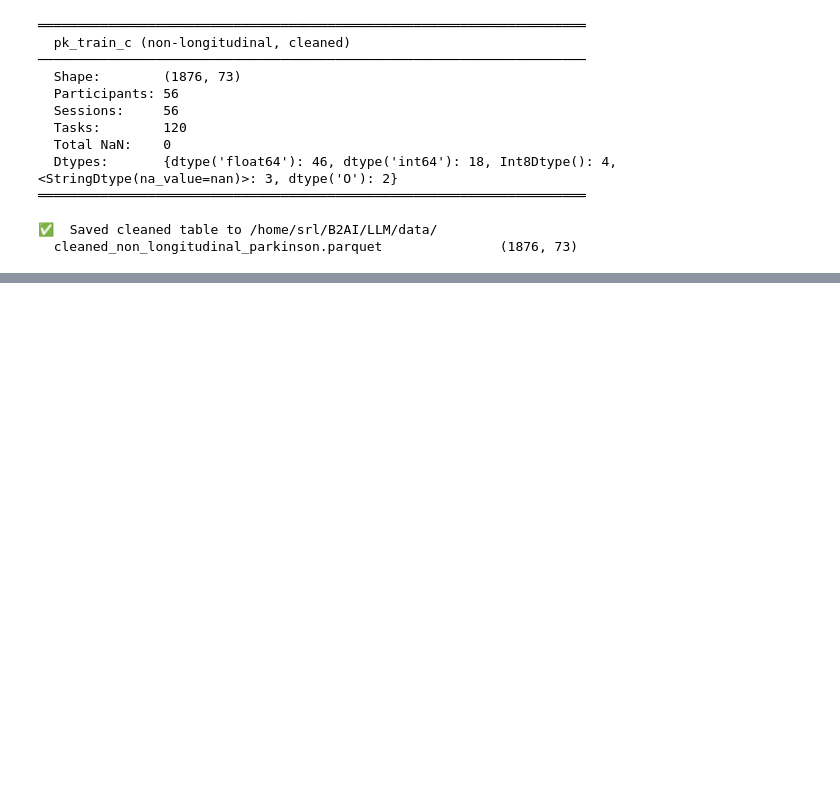
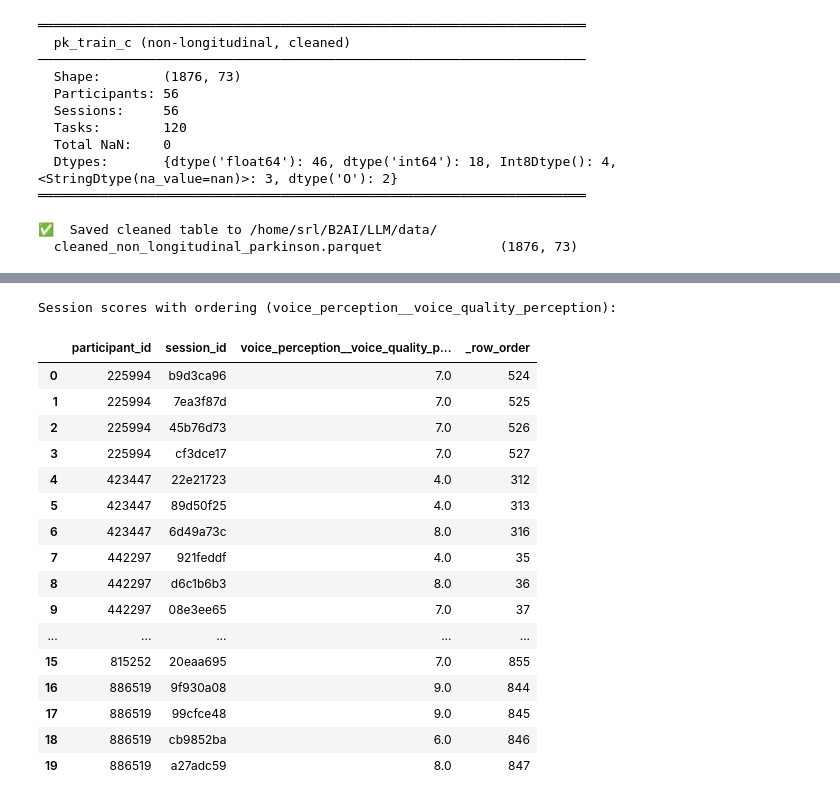
Before and after one commit to raqueljolis/LLM, a Jupyter notebook: data_cleaning.ipynb, the cells around one changed output, grey strips where cells are left out. Drawn from its saved outputs; the diff is of its cells as text; code cells hidden in the pictures; blank space fills up the shorter version.

```diff
--- a/data_cleaning.ipynb
+++ b/data_cleaning.ipynb
@@ -548,0 +616,16 @@ print(f"  {clean_path.name:55s}  {pk_train_c.shape}")
+# %%
+# ══════════════════════════════════════════════════════════════════
+#  7b. Apply the SAME cleaning pipeline as train
+# ══════════════════════════════════════════════════════════════════
+
+# Step 1 — Drop columns with > 60% NaN
+pk_test_c = drop_high_nan(pk_test, "pk_test (longitudinal)")
+
+# Step 2 — Map ordinal / boolean / checked / one-hot + coerce types
+pk_test_c = clean_types(pk_test_c, "pk_test_c")
+
+# Step 3 — NaN report before imputation
+test_nans = nan_report(pk_test_c, "pk_test_c")
+
+# Step 4 — Impute remaining NaN (median for numeric, 'Unknown' for categorical)
+pk_test_c = impute_nans(pk_test_c, "pk_test_c")
@@ -548,0 +943,64 @@ print(f"  {clean_path.name:55s}  {pk_train_c.shape}")
+# %%
+# ══════════════════════════════════════════════════════════════════
+#  9a. Recover voice_perception scores + build session ordering
+# ══════════════════════════════════════════════════════════════════
+
+# voice_perception__voice_quality_perception was dropped during cleaning.
+# Re-read raw test data to recover it.
+_raw_test = pd.read_parquet(DATA_DIR / "raw_data_longitudinal_parkinson.parquet")
+
+severity_col = "voice_perception__voice_quality_perception"
+
+# Session-level severity scores (one row per session)
+session_scores = (
+    _raw_test
+    .groupby(["participant_id", "session_id"])[severity_col]
+    .first()
+    .reset_index()
+)
+
+# ── Session ordering from session.tsv (row index = chronological proxy) ──
+SESSION_TSV = Path(
+    "/home/srl/B2AI/physionet.org/files/b2ai-voice/3.0.0"
+    "/phenotype/task/session.tsv"
+)
+session_meta = pd.read_csv(SESSION_TSV, sep="\t", dtype=str)
+session_meta["_row_order"] = range(len(session_meta))  # original row index
+
+# Keep only our test patients' sessions
+test_pids = set(pk_test_c["participant_id"].unique())
+session_order = (
+    session_meta[session_meta["participant_id"].isin(test_pids)]
+    [["participant_id", "session_id", "_row_order"]]
+    .sort_values(["participant_id", "_row_order"])
+)
+
+# Merge ordering into session_scores
+session_scores = session_scores.merge(
+    session_order, on=["participant_id", "session_id"], how="left"
+)
+session_scores = session_scores.sort_values(
+    ["participant_id", "_row_order"]
+).reset_index(drop=True)
+
+print(f"Session scores with ordering ({severity_col}):")
+display(session_scores)
+# %% [output]
+Session scores with ordering (voice_perception__voice_quality_perception):
+|  | participant_id | session_id | voice_perception__voice_quality_p... | _row_order |
+| 0 | 225994 | b9d3ca96 | 7.0 | 524 |
+| 1 | 225994 | 7ea3f87d | 7.0 | 525 |
+| 2 | 225994 | 45b76d73 | 7.0 | 526 |
+| 3 | 225994 | cf3dce17 | 7.0 | 527 |
+| 4 | 423447 | 22e21723 | 4.0 | 312 |
+| 5 | 423447 | 89d50f25 | 4.0 | 313 |
+| 6 | 423447 | 6d49a73c | 8.0 | 316 |
+| 7 | 442297 | 921feddf | 4.0 | 35 |
+| 8 | 442297 | d6c1b6b3 | 8.0 | 36 |
+| 9 | 442297 | 08e3ee65 | 7.0 | 37 |
+| ... | ... | ... | ... | ... |
+| 15 | 815252 | 20eaa695 | 7.0 | 855 |
+| 16 | 886519 | 9f930a08 | 9.0 | 844 |
+| 17 | 886519 | 99cfce48 | 9.0 | 845 |
+| 18 | 886519 | cb9852ba | 6.0 | 846 |
+| 19 | 886519 | a27adc59 | 8.0 | 847 |
```
Also changed, not shown: parts of 19 cells of this notebook.
